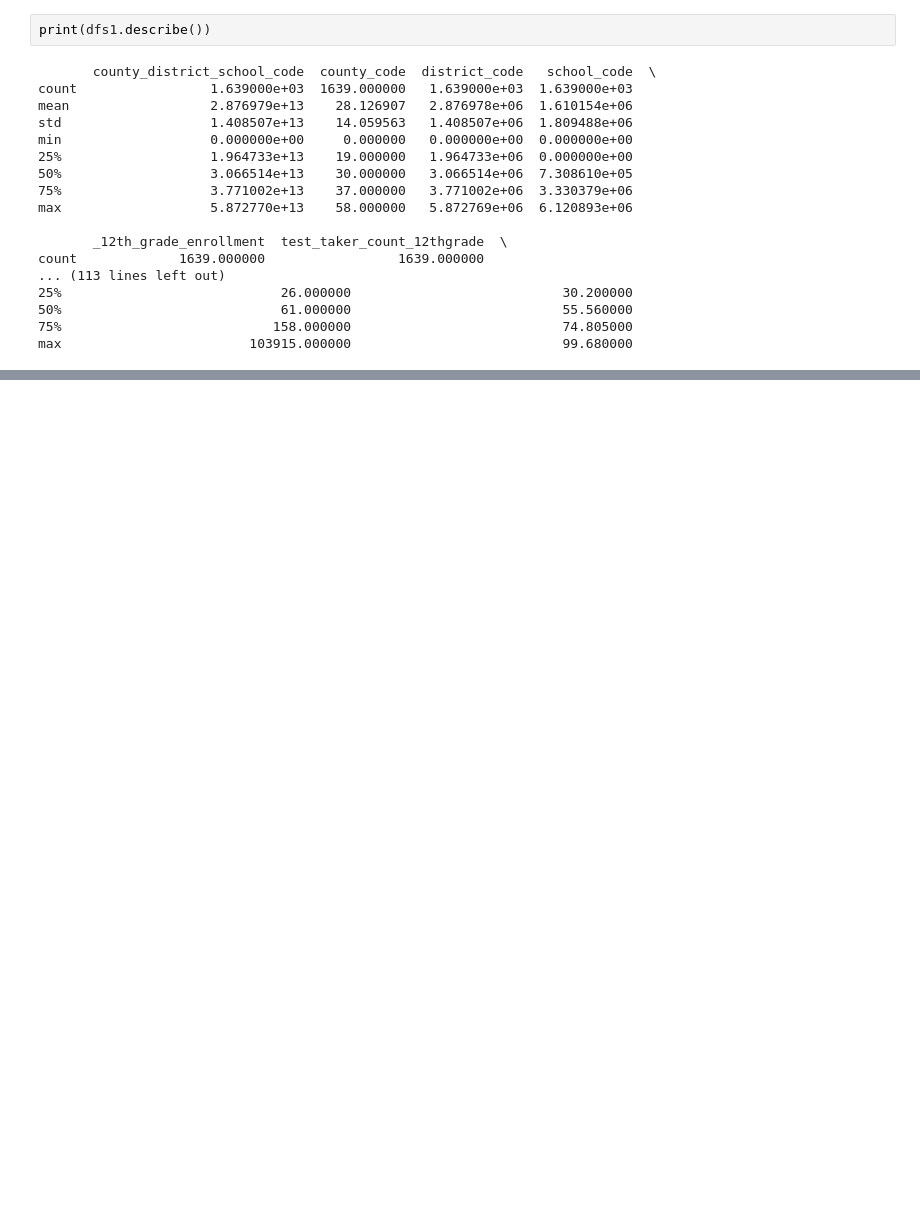
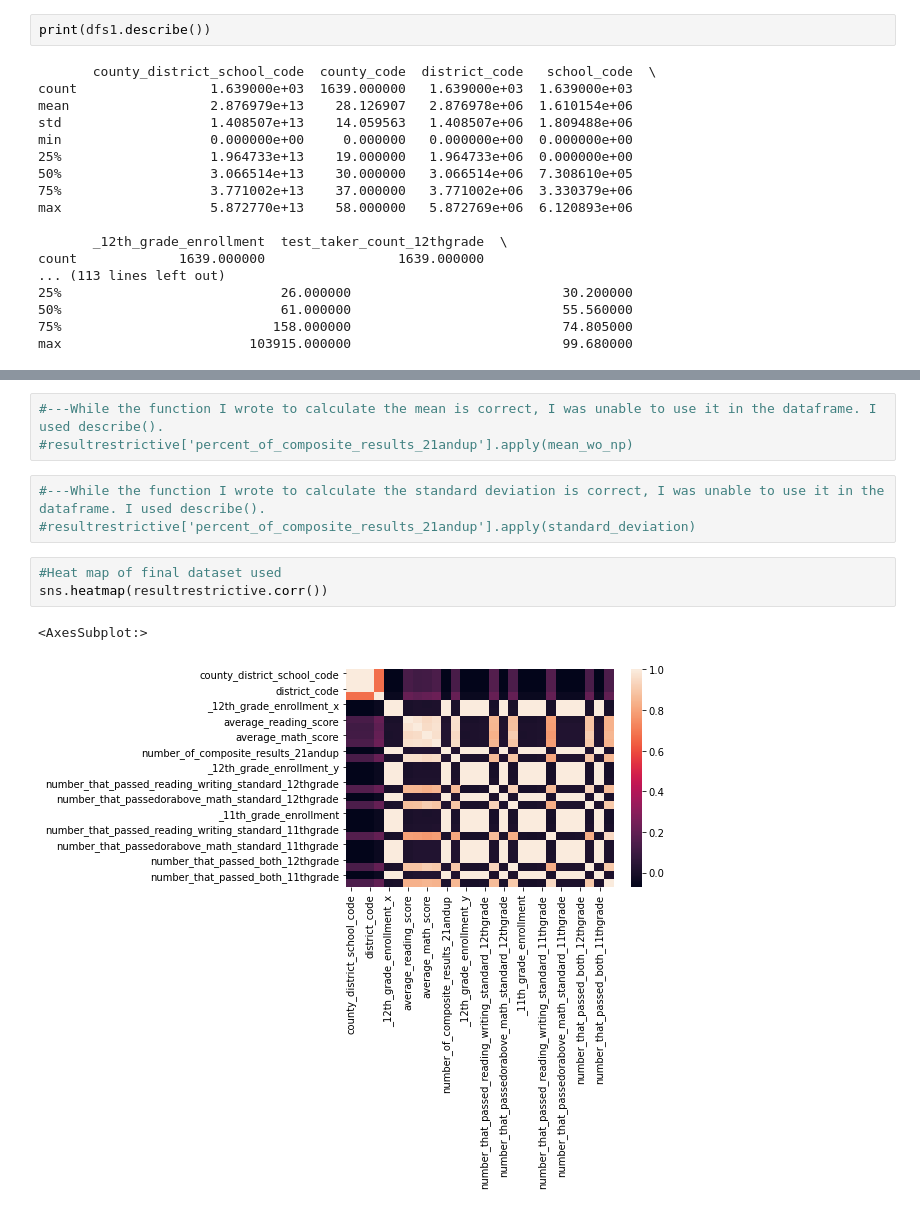
Before and after one commit to vivekbavda/Projects, a Jupyter notebook: code/starter-code.ipynb, the cells around one changed output, grey strips where cells are left out. Cells and saved outputs as stored; diff of their text form; blank space fills up the shorter version.

```diff
--- a/code/starter-code.ipynb
+++ b/code/starter-code.ipynb
@@ -1119,0 +1101,12 @@ sns.heatmap(dfs1.corr())
+# %%
+#---While the function I wrote to calculate the mean is correct, I was unable to use it in the dataframe. I used describe().
+#resultrestrictive['percent_of_composite_results_21andup'].apply(mean_wo_np)
+# %%
+#---While the function I wrote to calculate the standard deviation is correct, I was unable to use it in the dataframe. I used describe().
+#resultrestrictive['percent_of_composite_results_21andup'].apply(standard_deviation)
+# %%
+#Heat map of final dataset used
+sns.heatmap(resultrestrictive.corr())
+# %% [output]
+<AxesSubplot:>
+[figure, added]
```
Also changed, not shown: parts of 49 cells of this notebook, 2 other files.
